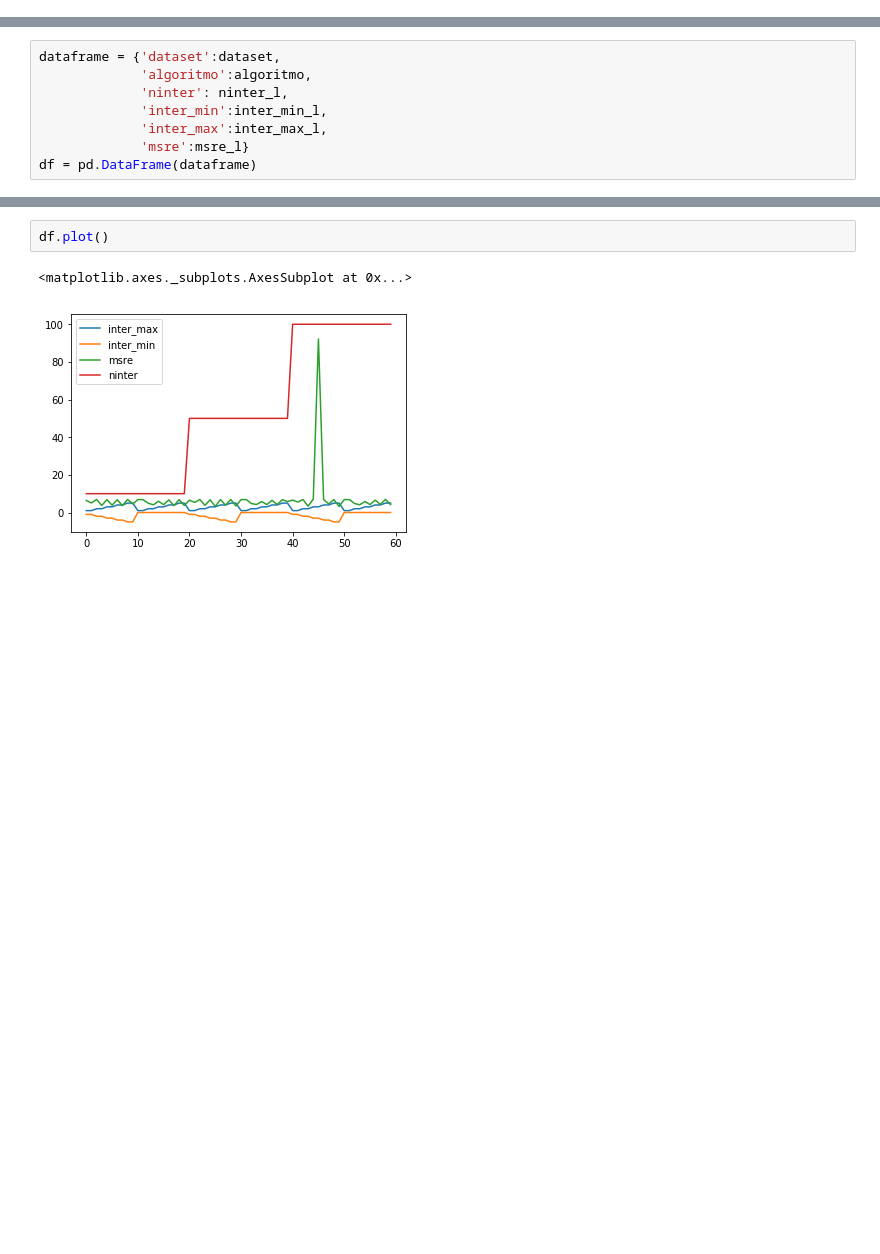
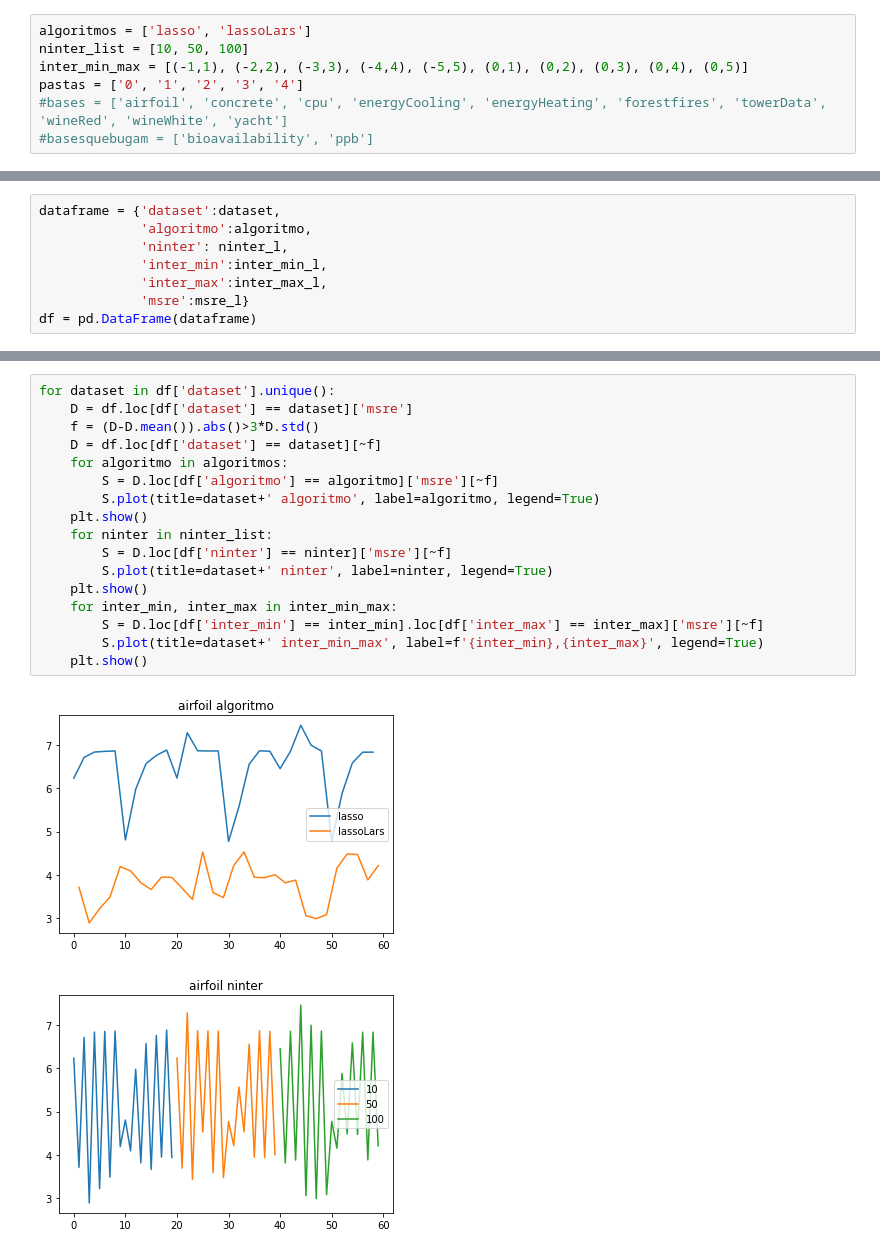
Before and after one commit to maira-lima/inter-transf, a Jupyter notebook: inter-transf.ipynb, the cells around one changed output, grey strips where cells are left out. Saved outputs shown, nothing was run; the diff lists cells and outputs as text; blank space fills up the shorter version.

```diff
--- a/inter-transf.ipynb
+++ b/inter-transf.ipynb
@@ -100,4 +111,11 @@ def predict(X, rede, modelo):
 - main
 # %%
 dataset, algoritmo, ninter_l, inter_min_l, inter_max_l, msre_l = getResults('results.pkl')
+# %%
+algoritmos = ['lasso', 'lassoLars']
+ninter_list = [10, 50, 100]
+inter_min_max = [(-1,1), (-2,2), (-3,3), (-4,4), (-5,5), (0,1), (0,2), (0,3), (0,4), (0,5)]
+pastas = ['0', '1', '2', '3', '4']
+#bases = ['airfoil', 'concrete', 'cpu', 'energyCooling', 'energyHeating', 'forestfires', 'towerData', 'wineRed', 'wineWhite', 'yacht']
+#basesquebugam = ['bioavailability', 'ppb']
 # %%
@@ -166,5 +178,20 @@ df
-# %%
-df.plot()
-# %% [output]
-<matplotlib.axes._subplots.AxesSubplot at 0x...>
-[figure, removed]
+# %%
+for dataset in df['dataset'].unique():
+    D = df.loc[df['dataset'] == dataset]['msre']
+    f = (D-D.mean()).abs()>3*D.std()
+    D = df.loc[df['dataset'] == dataset][~f]
+    for algoritmo in algoritmos:
+        S = D.loc[df['algoritmo'] == algoritmo]['msre'][~f]
+        S.plot(title=dataset+' algoritmo', label=algoritmo, legend=True)
+    plt.show()
+    for ninter in ninter_list:
+        S = D.loc[df['ninter'] == ninter]['msre'][~f]
+        S.plot(title=dataset+' ninter', label=ninter, legend=True)
+    plt.show()
+    for inter_min, inter_max in inter_min_max:
+        S = D.loc[df['inter_min'] == inter_min].loc[df['inter_max'] == inter_max]['msre'][~f]
+        S.plot(title=dataset+' inter_min_max', label=f'{inter_min},{inter_max}', legend=True)
+    plt.show()
+# %% [output]
+[figure, added]
+[figure, added]
```
Also changed, not shown: parts of 8 cells of this notebook, 1 other file.
